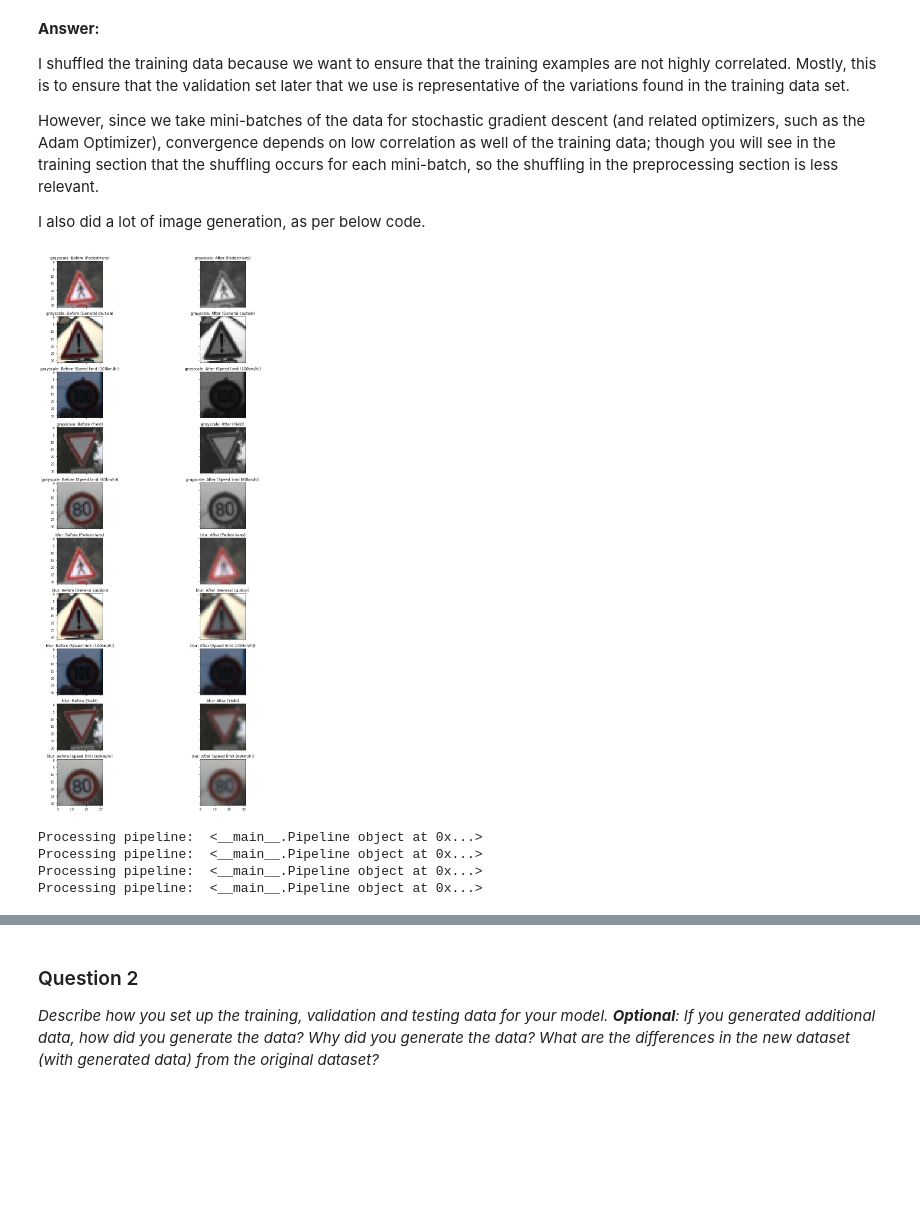
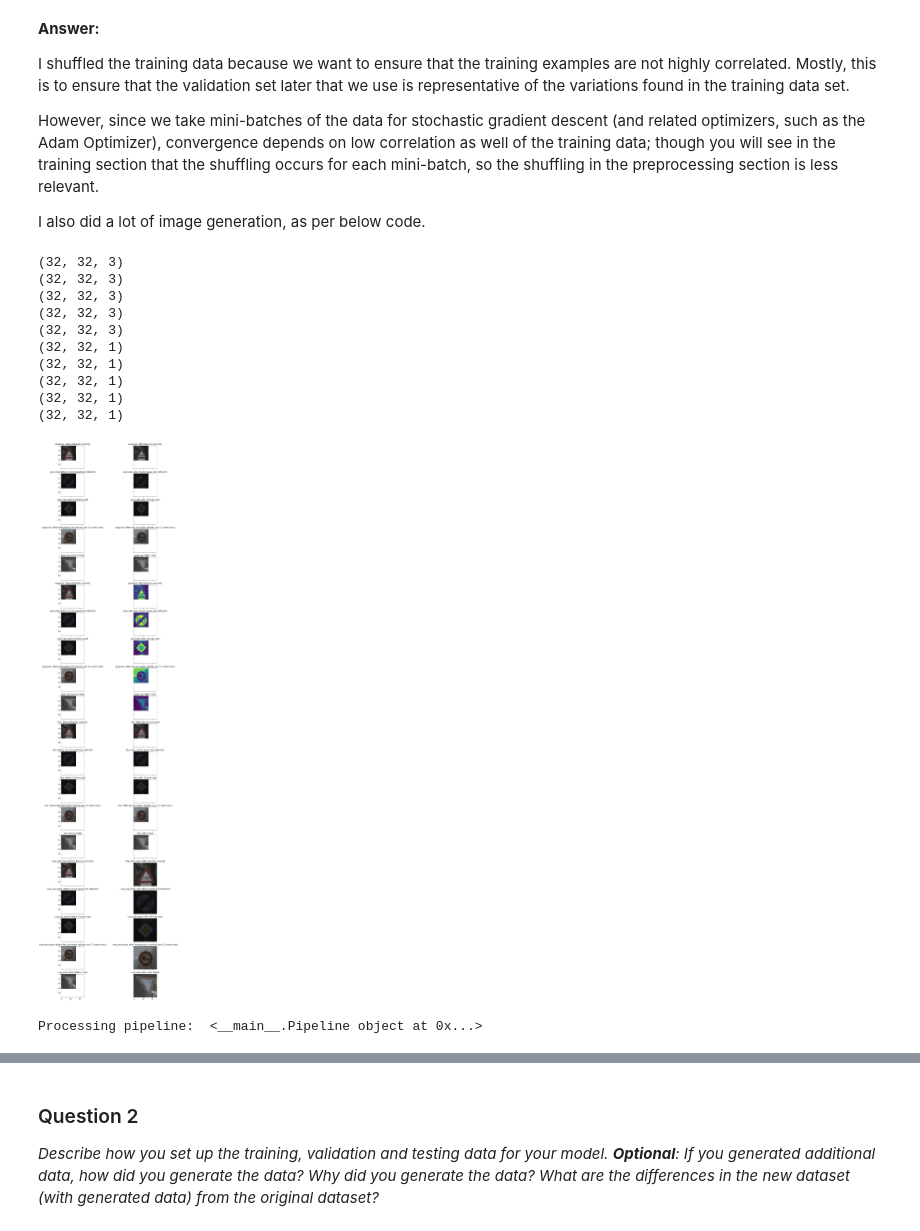
Before and after one commit to gavinong10/CarND-P2-Traffic-Sign-Classification-TensorFlow, a Jupyter notebook: Traffic_Sign_Classifier.ipynb, the cells around one changed output, grey strips where cells are left out. Drawn from its saved outputs; the diff is of its cells as text; code cells hidden in the pictures; blank space fills up the shorter version.

```diff
--- a/Traffic_Sign_Classifier.ipynb
+++ b/Traffic_Sign_Classifier.ipynb
@@ -188,38 +188,64 @@ I also did a lot of image generation, as per below code.
 # %%
 import cv2
 
-def grayscale(input_image):
+def grayscale(input_image, reduce_dim = False):
     output_image = cv2.cvtColor(input_image, cv2.COLOR_RGB2GRAY)
     output_image = output_image[:, :, np.newaxis]
-    output_image = np.repeat(output_image, 3, axis=2)
+    if not reduce_dim:
+        output_image = np.repeat(output_image, 3, axis=2)
+    print(output_image.shape)
     return output_image
 
 def blur(input_image, factor=2):
     kernel = np.ones((factor,factor),np.float32)/(factor**2)
     output_image = cv2.filter2D(input_image,-1,kernel)
     return output_image
 
-pipeline_stages = [(grayscale, ()), (blur, (3,))]
+def crop_and_resize(input_image, dim_pixels=32):
+    # Get the smallest dimension of the input image
+    shape = input_image.shape
 
+    output_image = np.copy(input_image)
+
+    if shape[0] != shape[1]: #Cropping required
+        smallest_dim = shape[0] if shape[0] < shape[1] else shape[1]
+        output_image = output_image[:smallest_dim, :smallest_dim, :]
+
+    output_image = cv2.resize(output_image, (dim_pixels, dim_pixels))
+    return output_image
+
+pipeline_stages = [(grayscale, (False,)), (grayscale, (True,)), (blur, (3,)), (crop_and_resize, (50,))]
 
 ## Visualize the effect of the pipeline stages for development purposes
 nrows = 5
 fig, ax = plt.subplots(nrows=nrows * len(pipeline_stages), ncols=2, figsize=(15, 16*len(pipeline_stages)), sharex=True,
                        sharey=True, subplot_kw={'adjustable': 'box-forced'})
 
 for index, (stage, params) in enumerate(pipeline_stages):
     for i in range(nrows):
         example_image = X_train[i]
         example_label = signnames.ix[y_train[i], 'SignName'][:50]
         image = stage(example_image, *params)
 
         # Output results
         ax[index * nrows + i, 0].set_title(stage.__name__ + ": Before (" + example_label + ")")
         ax[index * nrows + i, 0].imshow(example_image)
         ax[index * nrows + i, 1].set_title(stage.__name__ + ": After (" + example_label + ")")
+        if image.shape[2] == 1:
+            image = image[:,:,0]
         ax[index * nrows + i, 1].imshow(image)
 # %% [output]
+(32, 32, 3)
+(32, 32, 3)
+(32, 32, 3)
+(32, 32, 3)
+(32, 32, 3)
+(32, 32, 1)
+(32, 32, 1)
+(32, 32, 1)
+(32, 32, 1)
+(32, 32, 1)
-[figure, old version]
+[figure, new version]
 # %%
 ### Generate additional data (OPTIONAL!)
 ### and split the data into training/validation/testing sets here.
@@ -303,21 +329,14 @@ grayscale_and_blur = Pipeline([PipelineStage(grayscale, ()), PipelineStage(blur,
 grayscale_only = Pipeline([PipelineStage(grayscale, ())])
 blur_only = Pipeline([PipelineStage(blur, (2,))])
 
-input_pipeline_set = PipelineSet([no_processing_pipeline, grayscale_and_blur, grayscale_only, blur_only])
-# No processing (original), grayscale + blur (2x2), grayscale only, blur only (2x2)
-#input_pipeline_set = [[], [(grayscale,()), (blur,(2,))], [(grayscale,())], [(blur,(2,))]]
-
-# Grayscale only (example)
-#input_pipeline_set = [[(grayscale,())]]
+# input_pipeline_set = PipelineSet([no_processing_pipeline, grayscale_and_blur, grayscale_only, blur_only])
+input_pipeline_set = PipelineSet([no_processing_pipeline])
 
 X_train_processed, y_train_processed, \
 X_validation_processed, y_validation_processed, \
 X_test_processed, y_test_processed = process_pipeline_set(X_train, y_train, X_test, y_test, input_pipeline_set)
 # %% [output]
 Processing pipeline:  <__main__.Pipeline object at 0x...>
-Processing pipeline:  <__main__.Pipeline object at 0x...>
-Processing pipeline:  <__main__.Pipeline object at 0x...>
-Processing pipeline:  <__main__.Pipeline object at 0x...>
 # %%
 rows, columns = 3,4
 
```
Also changed, not shown: parts of 7 cells of this notebook.
